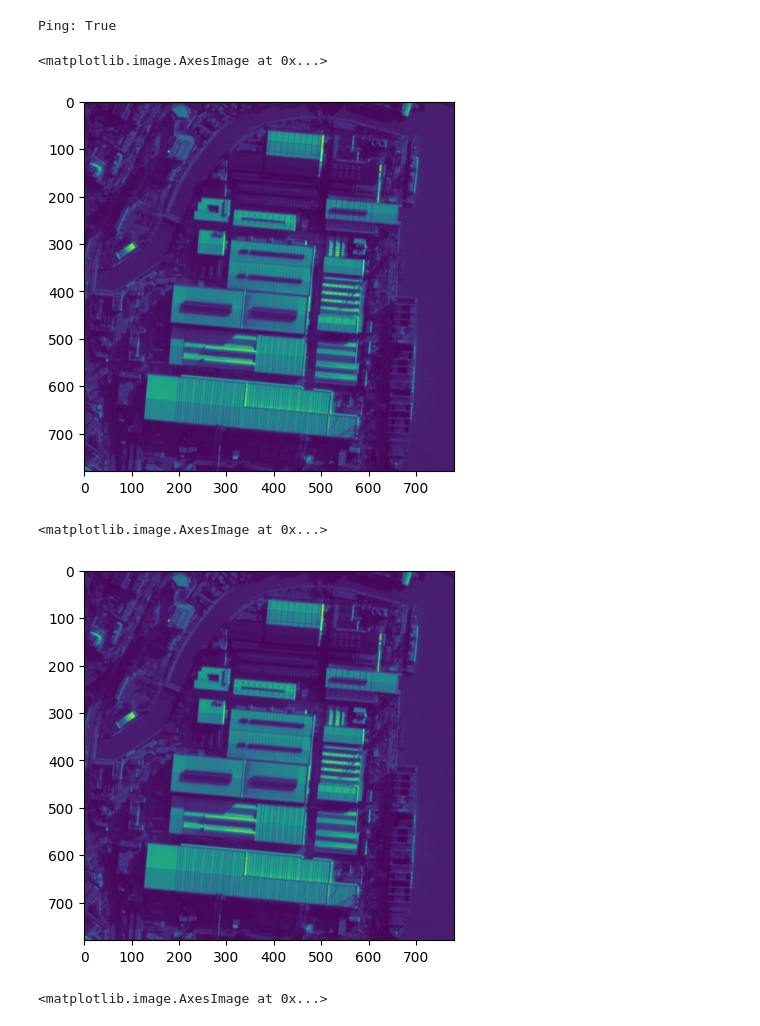
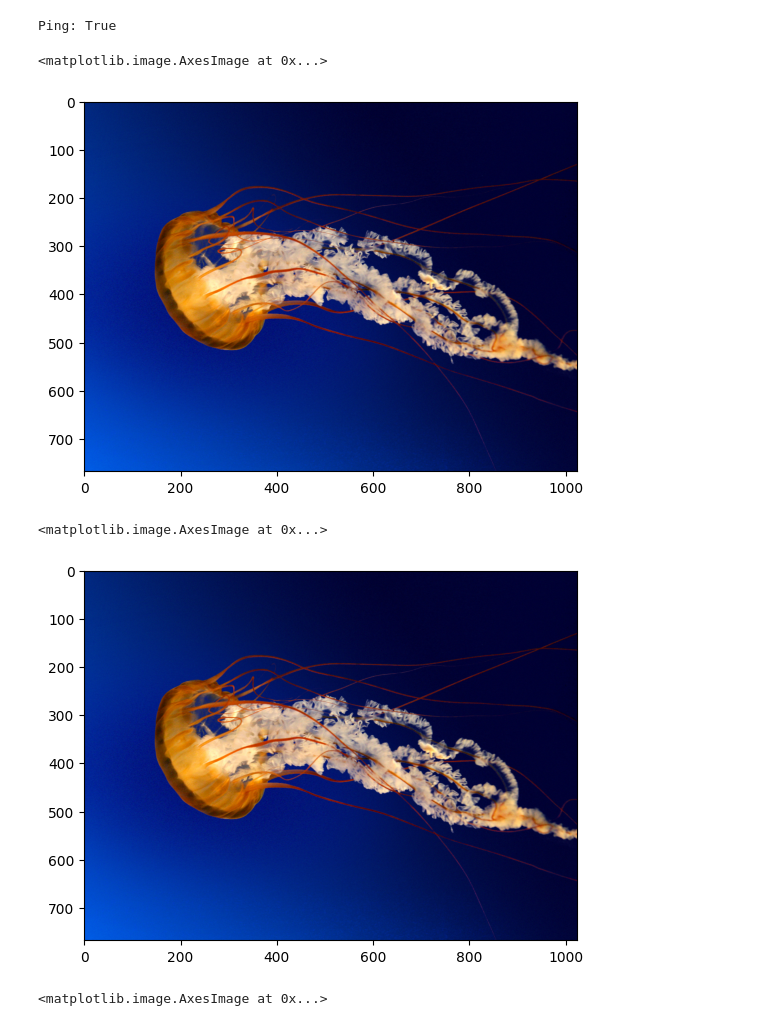
Before and after one commit to alexanastasyev/distributed-systems, a Jupyter notebook: xmlrpc_client.ipynb, the cells around one changed output. Drawn from its saved outputs; the diff is of its cells as text; code cells hidden in the pictures.

```diff
--- a/xmlrpc_client.ipynb
+++ b/xmlrpc_client.ipynb
@@ -27,21 +27,21 @@ Ping: True
 # %%
 from PIL import Image # Работа с изображением
 from pylab import * # Отображение
 
 
 # Режим отображения внутри ноутбука
 %matplotlib inline
 
-# img = Image.open('Jellyfish.jpg')
-img = Image.open('11.bmp')
+img = Image.open('Jellyfish.jpg')
+# img = Image.open('11.bmp')
 
 img_arr = array(img)
 
 # Исходное изображение
 imshow(img_arr)
 # %% [output]
 <matplotlib.image.AxesImage at 0x...>
-[figure, old version]
+[figure, new version]
 # %%
 # Тест бинарной передачи данных
 #pimg = img_arr.dumps()
@@ -58,7 +58,7 @@ img_arr2 = pickle.loads(img_bin2.data) # универсально
 imshow(img_arr2)
 # %% [output]
 <matplotlib.image.AxesImage at 0x...>
-[figure, old version]
+[figure, new version]
 # %%
 
 # Инверсия цвета изображения через сервер
```
Also changed, not shown: parts of 2 cells of this notebook.
